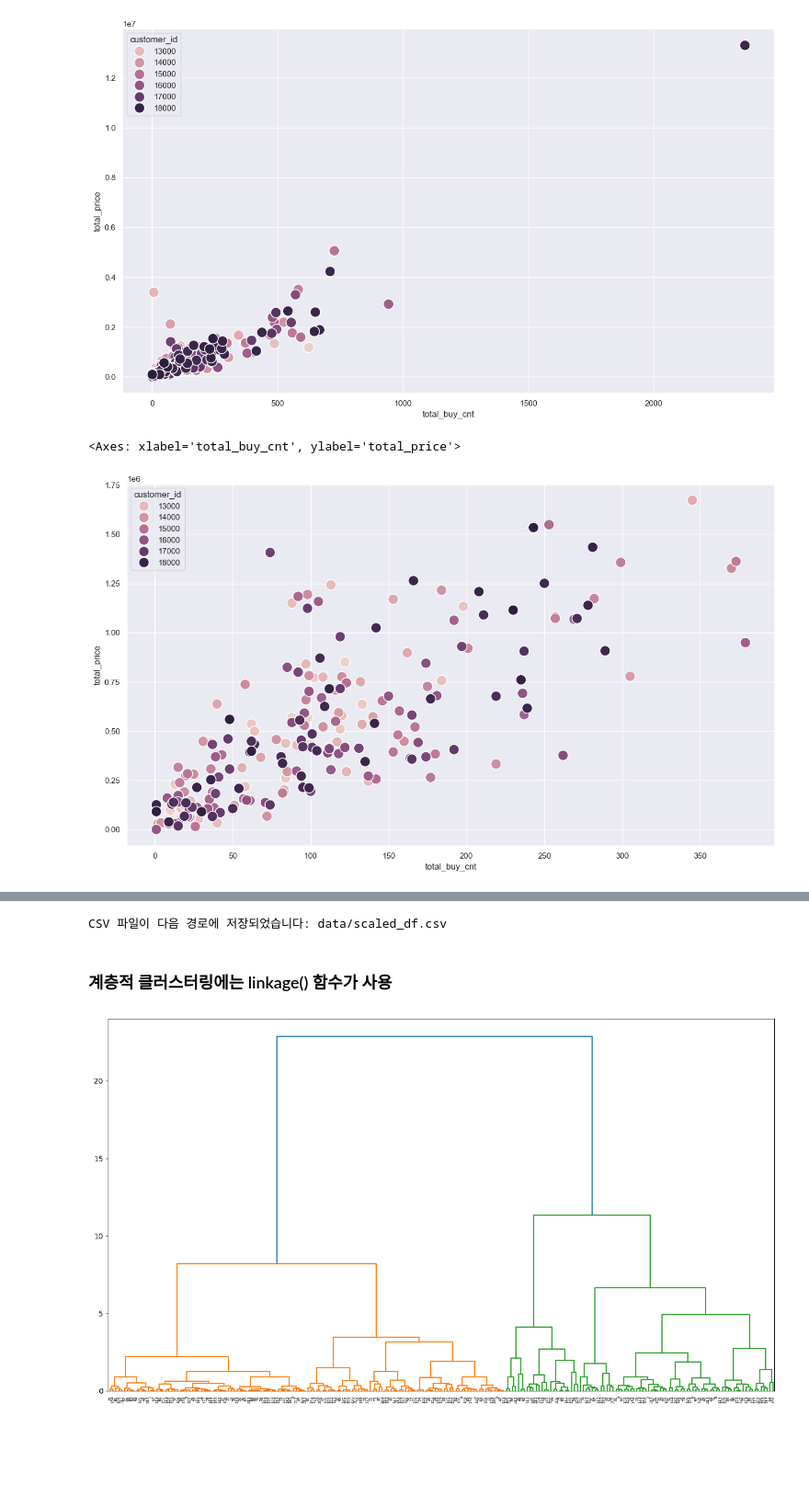
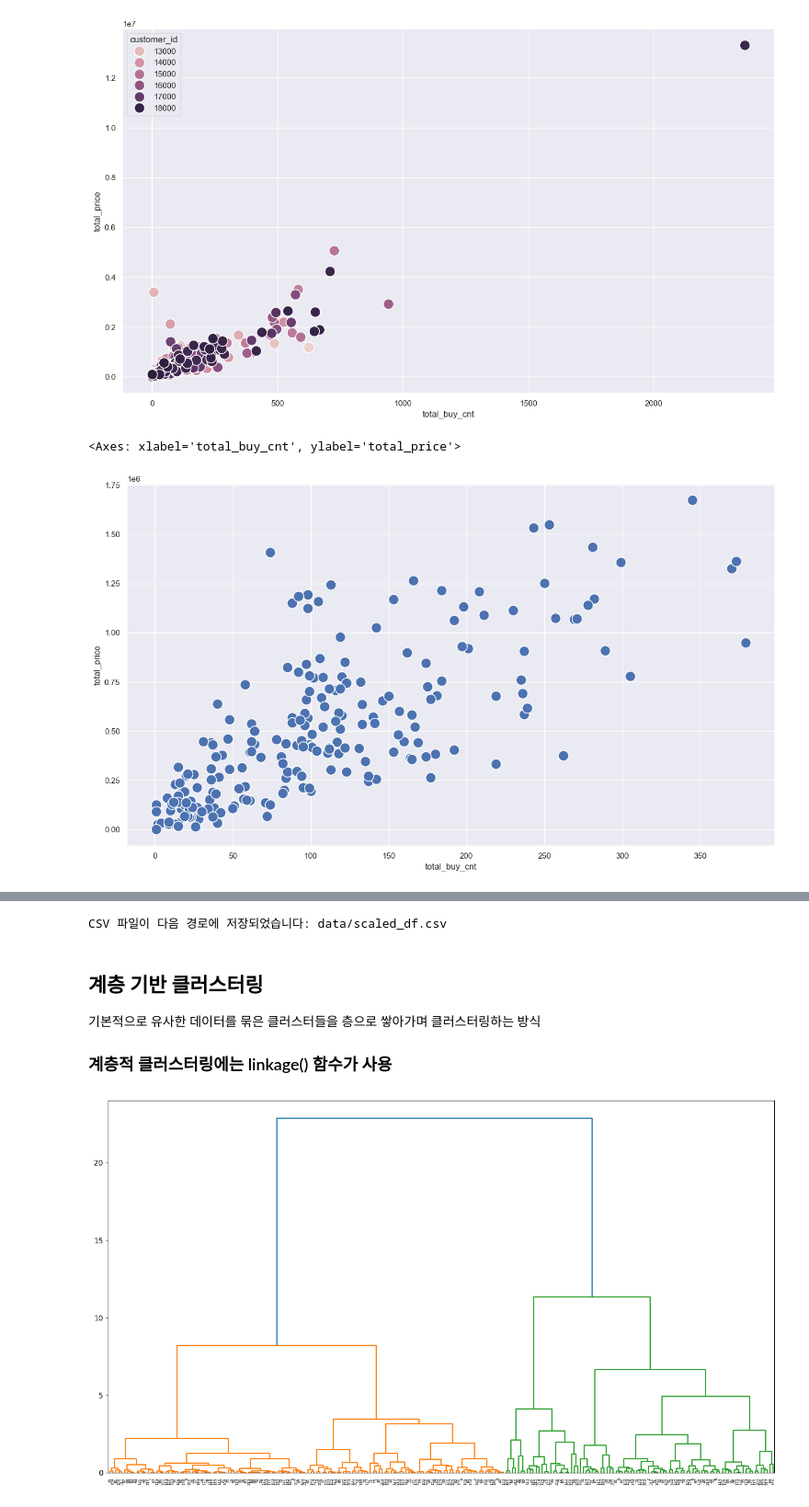
Before and after one commit to jeongryuni/study_analysis, a Jupyter notebook: Cluster_analysis/03_다양한 클러스터링 모델.ipynb, the cells around one changed output, grey strips where cells are left out. Shown at 92% size. Drawn from its saved outputs; the diff is of its cells as text; code cells hidden in the pictures; blank space fills up the shorter version.

```diff
--- a/Cluster_analysis/03_다양한 클러스터링 모델.ipynb
+++ b/Cluster_analysis/03_다양한 클러스터링 모델.ipynb
@@ -51,14 +50,14 @@ def get_outliers_mask(df):
 
         return is_outlier
 # %%
-outlier_idx_cust_df = outliers_mask = get_outliers_mask(sales_df)
+outlier_idx_cust_df = get_outliers_mask(sales_df)
 
 sales_df = sales_df[~outlier_idx_cust_df]
 
-sns.scatterplot(x="total_buy_cnt", y="total_price", data=sales_df, hue="customer_id", s=200)
+sns.scatterplot(x="total_buy_cnt", y="total_price", data=sales_df,  palette='bright', s=200)
 # %% [output]
 <Axes: xlabel='total_buy_cnt', ylabel='total_price'>
-[figure, old version]
+[figure, new version]
 # %%
 # 정규화
 from sklearn.preprocessing import StandardScaler
@@ -95,6 +94,8 @@ print(f"CSV 파일이 다음 경로에 저장되었습니다: {save_path}")
 # %% [output]
 CSV 파일이 다음 경로에 저장되었습니다: data/scaled_df.csv
 # %% [markdown]
+## 계층 기반 클러스터링
+기본적으로 유사한 데이터를 묶은 클러스터들을 층으로 쌓아가며 클러스터링하는 방식
 ### 계층적 클러스터링에는 linkage() 함수가 사용
 # %%
 # 모델 학습
```
Also changed, not shown: parts of 7 cells of this notebook, 1 other file.
